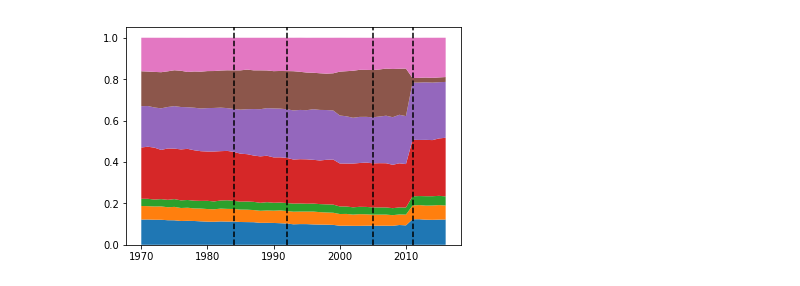
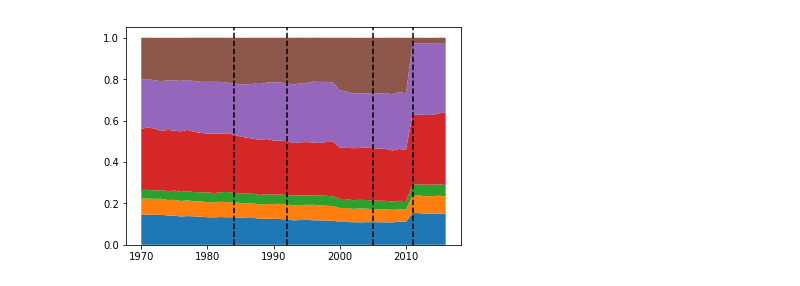
Before and after one commit to TrevorCap/PyramidProductions, a Jupyter notebook: Pyramid.ipynb, the cells around one changed output. Drawn from its saved outputs; the diff is of its cells as text; code cells hidden in the pictures.

Commit message:
Add intermediate graphs

```diff
--- a/Pyramid.ipynb
+++ b/Pyramid.ipynb
@@ -87,19 +96,18 @@ See the caveats in the documentation: http://pandas.pydata.org/pandas-docs/stabl
 # %%
 # Test Graph. Note that the Fats/Grain that were changed will be fixed after we meet on Tueday
 legend = ['Dairy', 'Vegetables', 'Fruit', 'Meat', 'Grain','Fats', 'Sugar']
 plt.stackplot(total2.Year, total2.Dairy,
          total2.Vegetable,
          total2.Fruit,
          total2.Meat,
          total2.Grain,
-         total2.Fats,
-         total2.Sugar)
+         total2.Fats)
 
 xposition = [1984, 1992, 2005, 2011]
 for xc in xposition:
    plt.axvline(x=xc, color='black', linestyle='--')
 # %% [output]
-[figure, old version]
+[figure, new version]
 # %%
 # Chris' Block --------------------------------------
 #1983, index(13)
```
Also changed, not shown: parts of 6 cells of this notebook, 6 other files.
